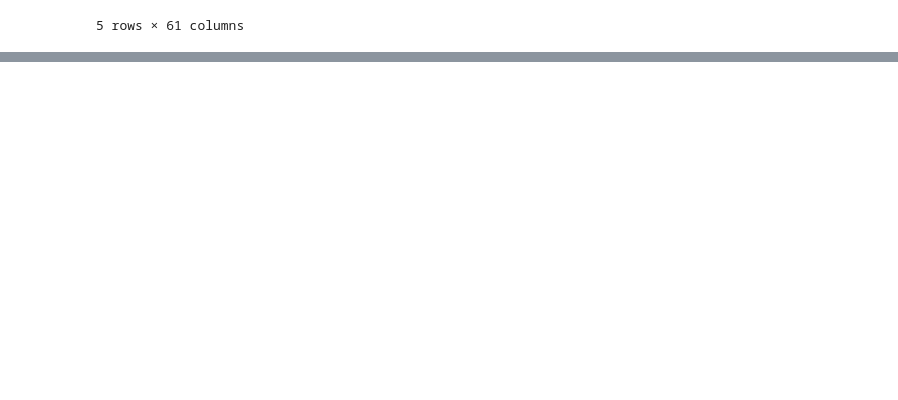
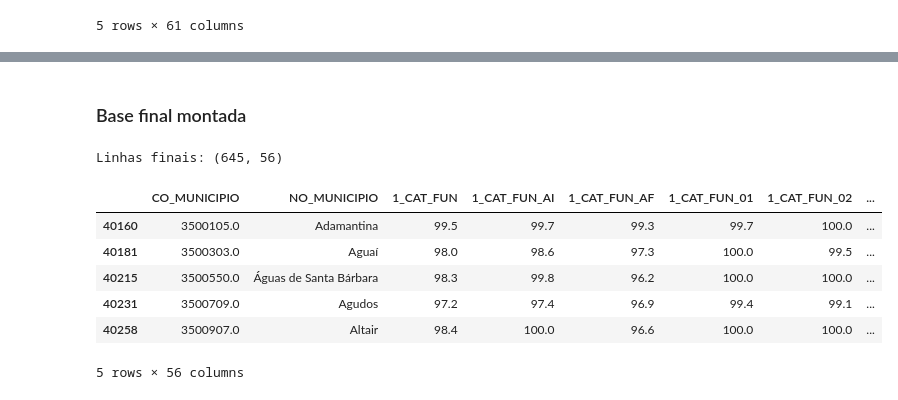
Before and after one commit to brunameinberg/projetobigdata, a Jupyter notebook: main.ipynb, the cells around one changed output, grey strips where cells are left out. Drawn from its saved outputs; the diff is of its cells as text; code cells hidden in the pictures; blank space fills up the shorter version.

```diff
--- a/main.ipynb
+++ b/main.ipynb
@@ -279,0 +246,14 @@ df_sp_clean.compute().head()
+# %% [markdown]
+### Base final montada
+# %%
+print("Linhas finais:", df_mun_clean.shape)
+df_mun_clean.head()
+# %% [output]
+Linhas finais: (645, 56)
+|  | CO_MUNICIPIO | NO_MUNICIPIO | 1_CAT_FUN | 1_CAT_FUN_AI | 1_CAT_FUN_AF | 1_CAT_FUN_01 | 1_CAT_FUN_02 | ... |
+| 40160 | 3500105.0 | Adamantina | 99.5 | 99.7 | 99.3 | 99.7 | 100.0 | ... |
+| 40181 | 3500303.0 | Aguaí | 98.0 | 98.6 | 97.3 | 100.0 | 99.5 | ... |
+| 40215 | 3500550.0 | Águas de Santa Bárbara | 98.3 | 99.8 | 96.2 | 100.0 | 100.0 | ... |
+| 40231 | 3500709.0 | Agudos | 97.2 | 97.4 | 96.9 | 99.4 | 99.1 | ... |
+| 40258 | 3500907.0 | Altair | 98.4 | 100.0 | 96.6 | 100.0 | 100.0 | ... |
+5 rows × 56 columns
```
Also changed, not shown: parts of 34 cells of this notebook.
